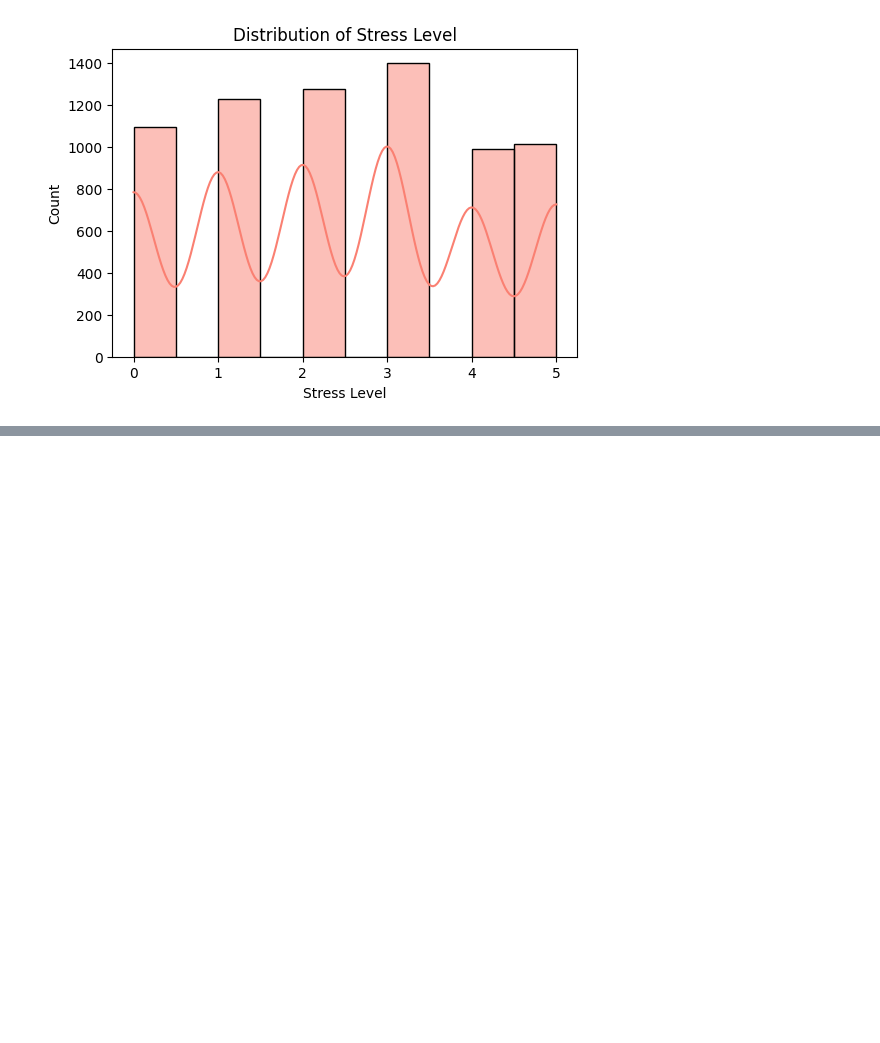
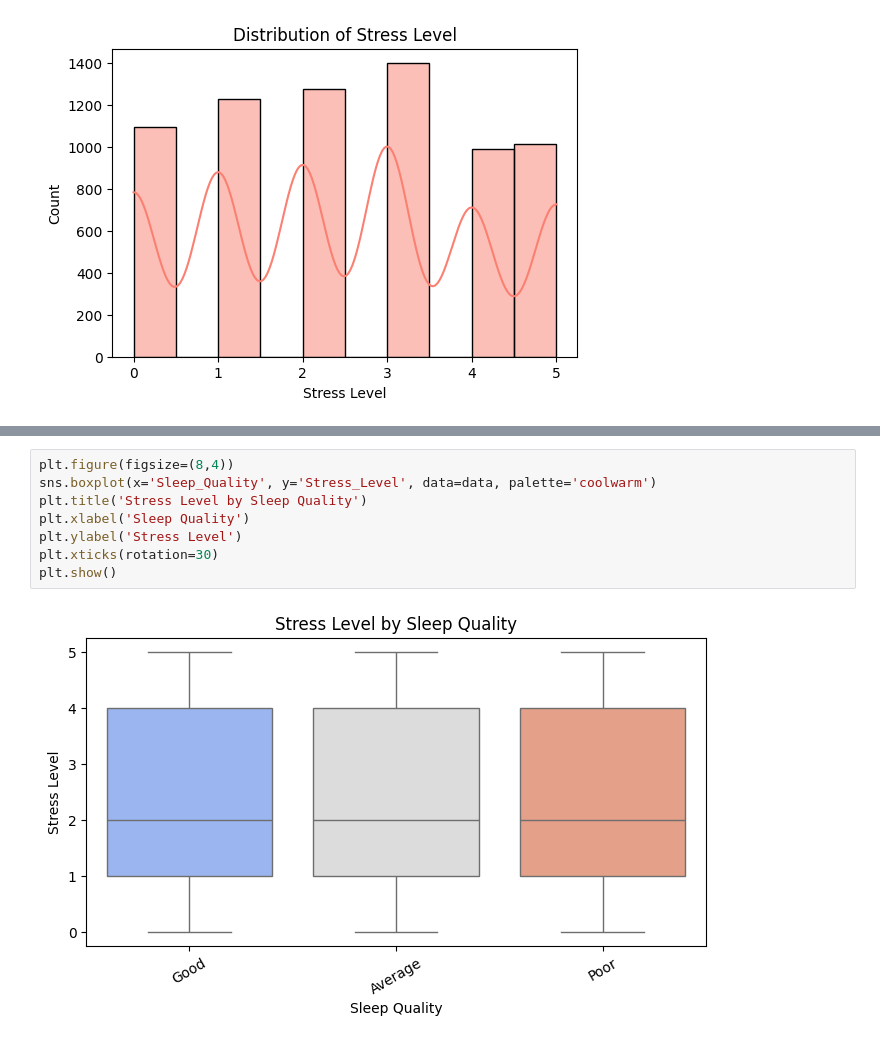
Before and after one commit to Emilianaalia/capstone-project-hacktiv8, a Jupyter notebook: capstone-notebook.ipynb, the cells around one changed output, grey strips where cells are left out. Drawn from its saved outputs; the diff is of its cells as text; blank space fills up the shorter version.

```diff
--- a/capstone-notebook.ipynb
+++ b/capstone-notebook.ipynb
@@ -182,0 +192,10 @@ plt.show()
+# %%
+plt.figure(figsize=(8,4))
+sns.boxplot(x='Sleep_Quality', y='Stress_Level', data=data, palette='coolwarm')
+plt.title('Stress Level by Sleep Quality')
+plt.xlabel('Sleep Quality')
+plt.ylabel('Stress Level')
+plt.xticks(rotation=30)
+plt.show()
+# %% [output]
+[figure, added]
```
Also changed, not shown: parts of 4 cells of this notebook.
